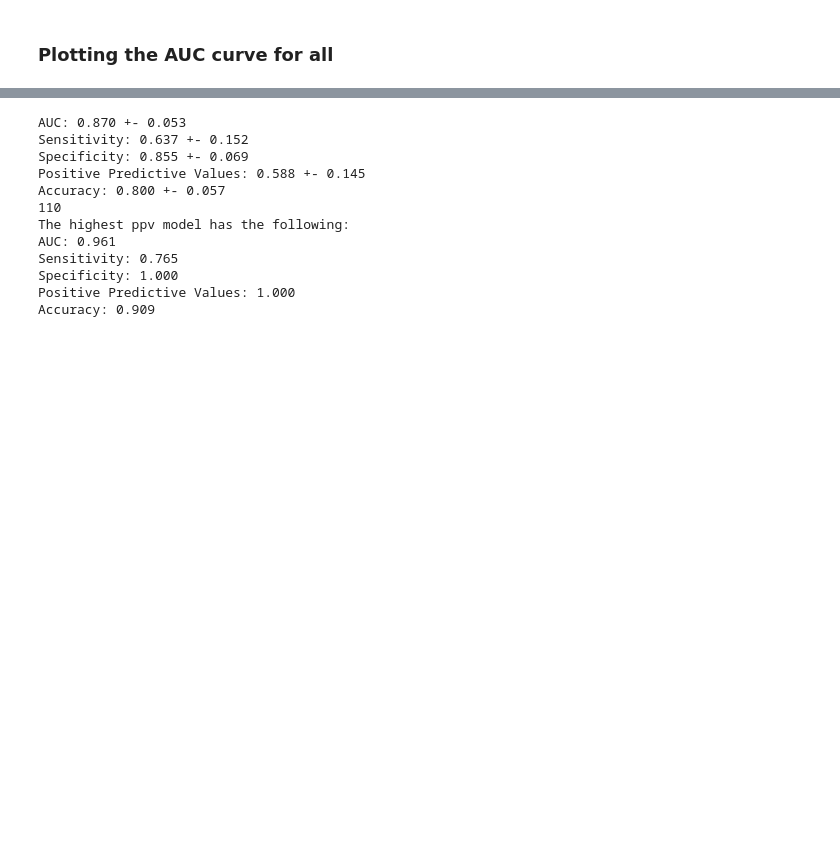
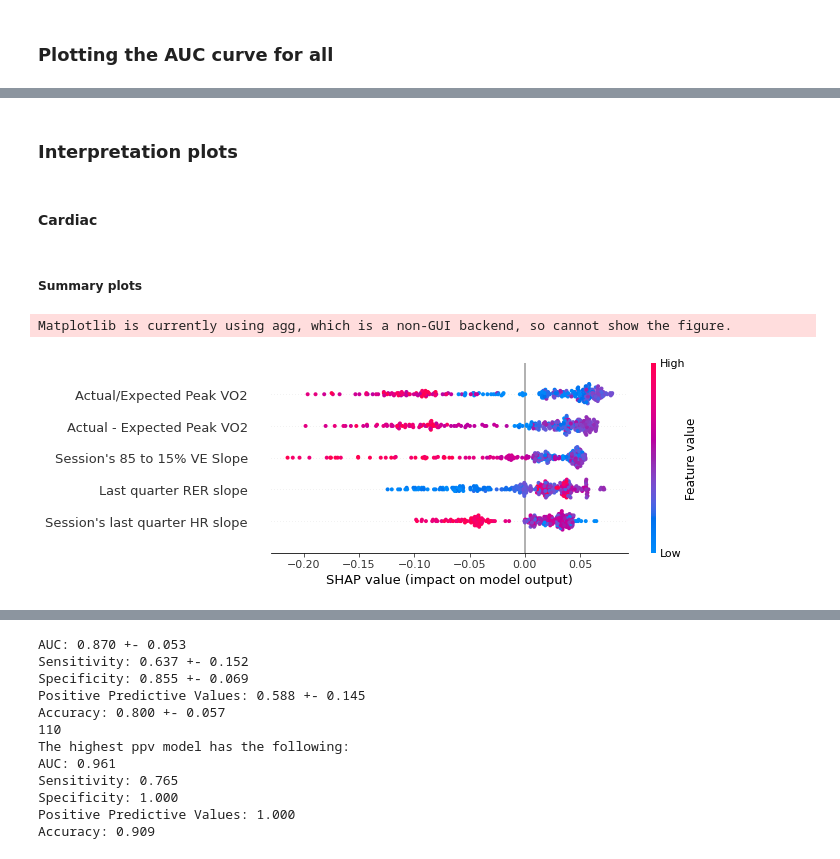
Before and after one commit to julioportellah/cpet-dashboard-backend, a Jupyter notebook: custom_shap/time_kfold_analysis_models.ipynb, the cells around one changed output, grey strips where cells are left out. Cells and saved outputs as stored; diff of their text form; code cells hidden in the pictures; blank space fills up the shorter version.

Commit message:
Plots for the final model updated

```diff
--- a/custom_shap/time_kfold_analysis_models.ipynb
+++ b/custom_shap/time_kfold_analysis_models.ipynb
@@ -787,29 +438,0 @@ rest_cardiac_data_40 = ['CardiacLim','StdO2Pulse','DiffPercentPeakVO2','second_h
-# %%
-cardiac_feature_dict = {
-  "DiffPercentPeakVO2": "Actual/Expected Peak VO2",
-  "DiffPeakVO2": "Actual - Expected Peak VO2",
-  "75_to_100_VO2Slope": "Session's last quarter VO2 slope",
-  "75_to_100_HRSlope": "Session's last quarter HR slope",
-  "MinO2Pulse": "Minimum O2 pulse",
-  "PeakVE": "Max minute ventilation",
-  "VO2vsPeakVO2atVT": "VO2 at ventilatory threshold vs expected VO2",
-  "second_half_RRSlope": "Second half Respiratory Rate slope",
-  "second_half_VO2Slope": "Second half VO2 slope",
-  "75_to_100_VCO2Slope": "Last quarter VCO2 slope",
-  "MeanVE": "Mean minute ventilation",
-  "second_half_VESlope": "Second half VE slope",
-  "O2PulseDiff": "Actual - Expected maximum O2 pulse",
-  "50_to_75_O2Slope": "Third quarter O2 pulse",
-  "O2PulsePercent": "Actual/Expected maximum O2 pulse",
-  "75_to_100_RERSlope": "Last quarter RER slope",
-  "PeakRER": "Max RER",
-  "50_to_75_VO2Slope": "Last quarter VO2 slope",
-  "PeakVO2Real": "Max VO2",
-  "15_to_85_VESlope": "Session's 85 to 15% VE Slope",
-  "second_half_RERSlope":"Second half Respiratory Exchange Ratio slope",
-  "75_to_100_VESlope":"Last quarter minute ventilation slope",
-  "MeanVO2":"Overall mean VO2",
-  "MeanO2Pulse":"Mean O2 pulse",
-  "second_half_VCO2Slope":"Session's second half VO2 slope",
-  "first_half_VEVCO2Slope":"Session's first half VE/VCO2 slope"
-}
@@ -854,0 +439,14 @@ rest_data_df_100.loc[rest_data_df_100.PulmonaryLim==1].groupby(['sex']).count()
+# %% [markdown]
+### Interpretation plots
+# %% [markdown]
+#### Cardiac
+# %% [markdown]
+##### Summary plots
+# %%
+explainer_c = shap.TreeExplainer(c_clf_model, data=c_X_train_scaled,check_additivity=False)
+shap_values_c = explainer_c.shap_values(c_X_train_scaled,check_additivity=False)
+col_translated_c = [cardiac_feature_dict[elem] for elem in rest_cardiac_data_100[1:]]
+shap.summary_plot(shap_values_c[1], c_X_train_scaled,feature_names=col_translated_c, plot_type='dot', max_display=5)
+# %% [output]
+Matplotlib is currently using agg, which is a non-GUI backend, so cannot show the figure.
+[figure, added]
```
Also changed, not shown: parts of 64 cells of this notebook.
